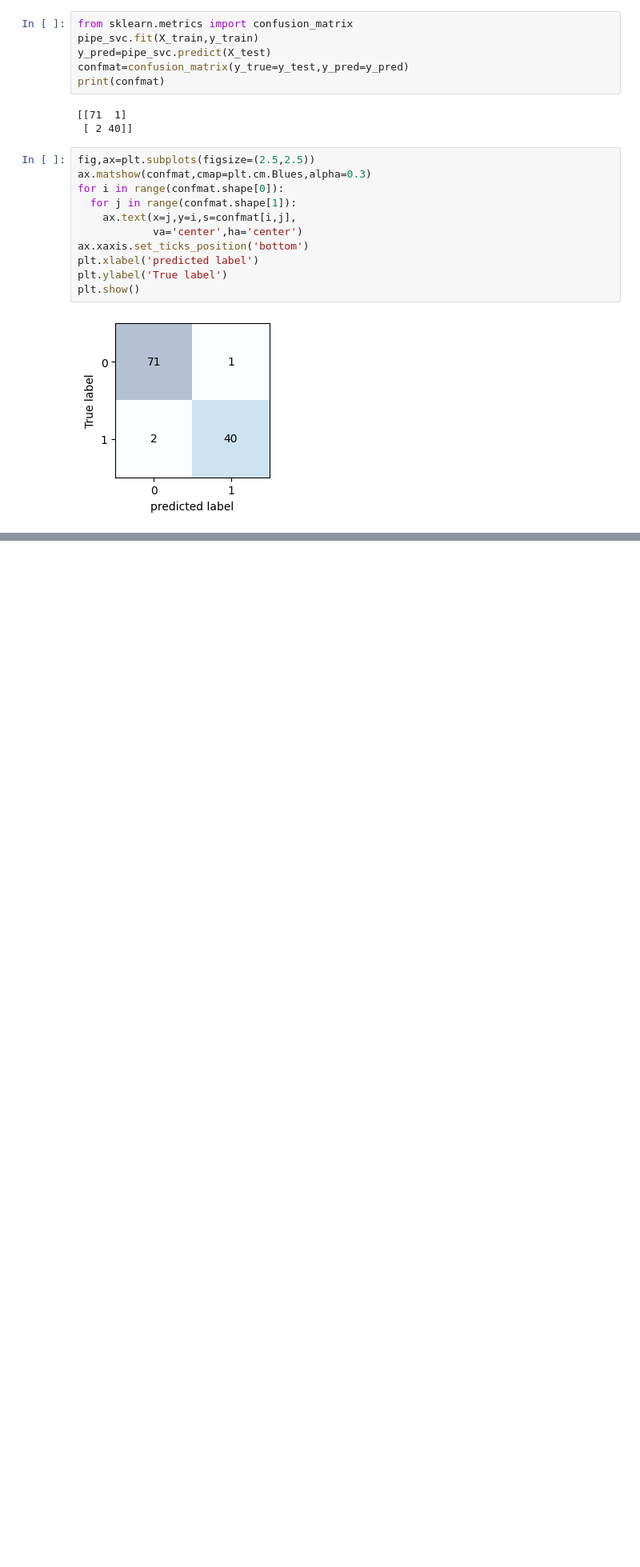
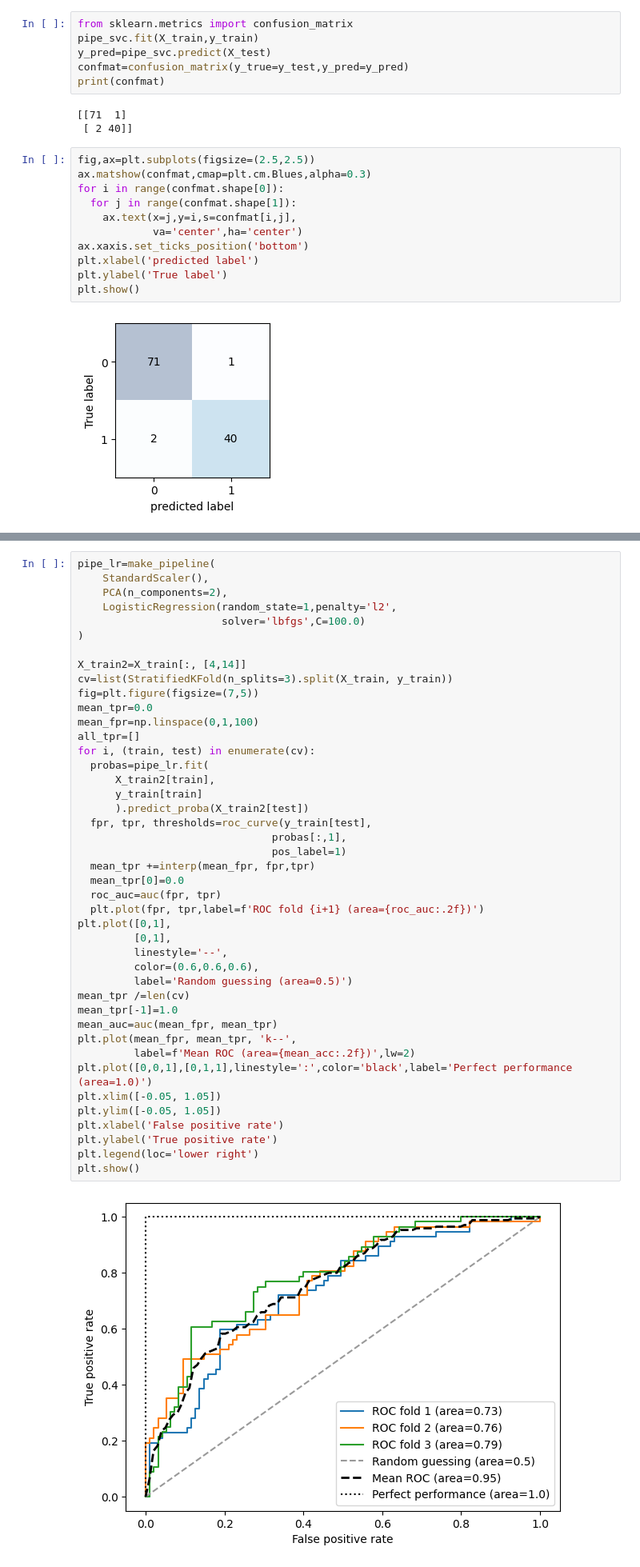
Before and after one commit to afif-af/ml_pytorch_scikitlearn, a Jupyter notebook: Chapter06ml_pytorch.ipynb, the cells around one changed output, grey strips where cells are left out. Shown at 80% size. Cells and saved outputs as stored; diff of their text form; blank space fills up the shorter version.

```diff
--- a/Chapter06ml_pytorch.ipynb
+++ b/Chapter06ml_pytorch.ipynb
@@ -303,0 +356,45 @@ plt.show()
+# %%
+pipe_lr=make_pipeline(
+    StandardScaler(),
+    PCA(n_components=2),
+    LogisticRegression(random_state=1,penalty='l2',
+                       solver='lbfgs',C=100.0)
+)
+
+X_train2=X_train[:, [4,14]]
+cv=list(StratifiedKFold(n_splits=3).split(X_train, y_train))
+fig=plt.figure(figsize=(7,5))
+mean_tpr=0.0
+mean_fpr=np.linspace(0,1,100)
+all_tpr=[]
+for i, (train, test) in enumerate(cv):
+  probas=pipe_lr.fit(
+      X_train2[train],
+      y_train[train]
+      ).predict_proba(X_train2[test])
+  fpr, tpr, thresholds=roc_curve(y_train[test],
+                               probas[:,1],
+                               pos_label=1)
+  mean_tpr +=interp(mean_fpr, fpr,tpr)
+  mean_tpr[0]=0.0
+  roc_auc=auc(fpr, tpr)
+  plt.plot(fpr, tpr,label=f'ROC fold {i+1} (area={roc_auc:.2f})')
+plt.plot([0,1],
+         [0,1],
+         linestyle='--',
+         color=(0.6,0.6,0.6),
+         label='Random guessing (area=0.5)')
+mean_tpr /=len(cv)
+mean_tpr[-1]=1.0
+mean_auc=auc(mean_fpr, mean_tpr)
+plt.plot(mean_fpr, mean_tpr, 'k--',
+         label=f'Mean ROC (area={mean_acc:.2f})',lw=2)
+plt.plot([0,0,1],[0,1,1],linestyle=':',color='black',label='Perfect performance (area=1.0)')
+plt.xlim([-0.05, 1.05])
+plt.ylim([-0.05, 1.05])
+plt.xlabel('False positive rate')
+plt.ylabel('True positive rate')
+plt.legend(loc='lower right')
+plt.show()
+# %% [output]
+[figure, added]
```
Also changed, not shown: parts of 18 cells of this notebook.
